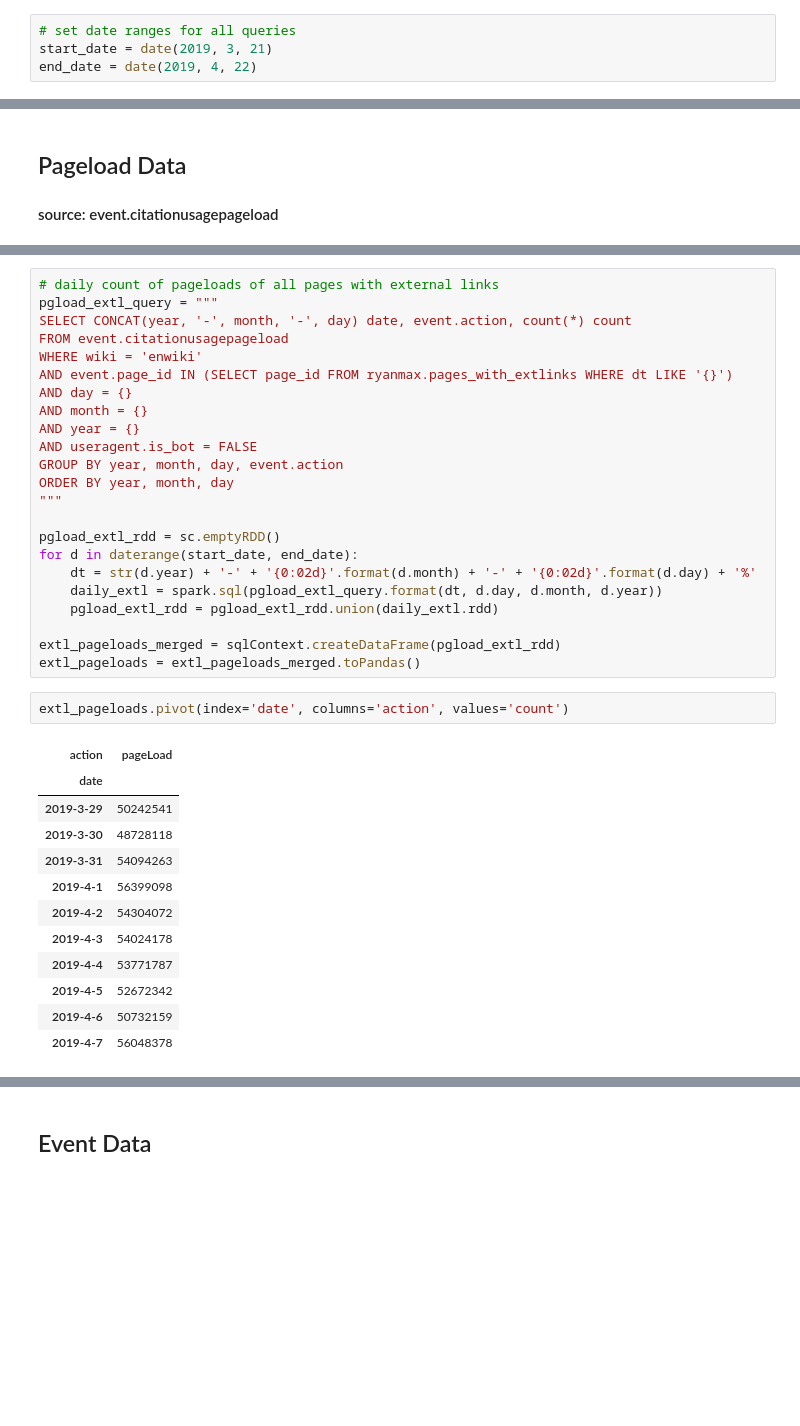
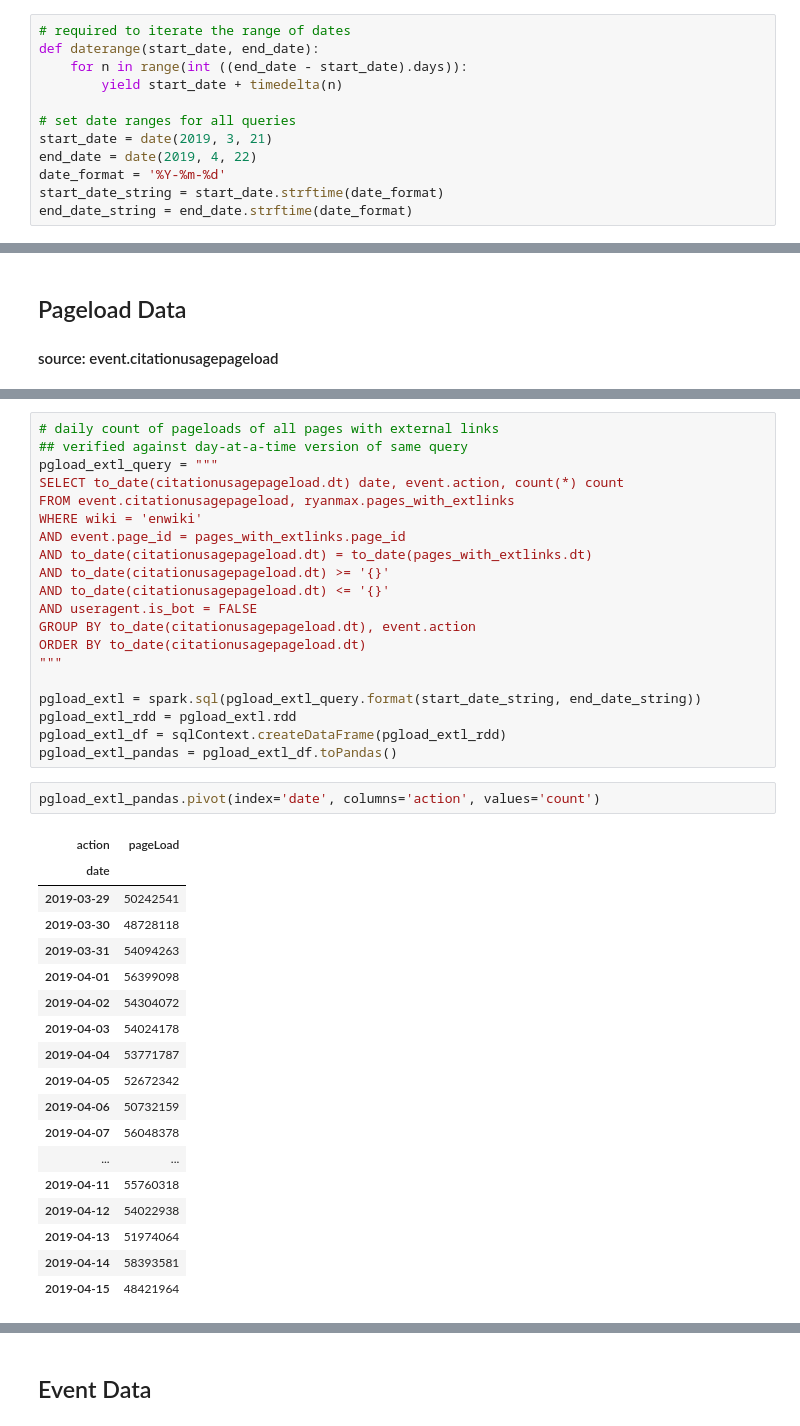
Before and after one commit to elifesciences-publications/wiki-citation-usage, a Jupyter notebook: pageload-event.ipynb, the cells around one changed output, grey strips where cells are left out. Drawn from its saved outputs; the diff is of its cells as text; blank space fills up the shorter version.

```diff
--- a/pageload-event.ipynb
+++ b/pageload-event.ipynb
@@ -26,7 +22,15 @@ def daterange(start_date, end_date):
 # %%
+# required to iterate the range of dates
+def daterange(start_date, end_date):
+    for n in range(int ((end_date - start_date).days)):
+        yield start_date + timedelta(n)
+
 # set date ranges for all queries
 start_date = date(2019, 3, 21)
 end_date = date(2019, 4, 22)
+date_format = '%Y-%m-%d'
+start_date_string = start_date.strftime(date_format)
+end_date_string = end_date.strftime(date_format)
 # %% [markdown]
 ## Citation Usage Overview
 # %%
@@ -163,41 +163,44 @@ wpm_extl_pageloads.pivot(index='date', columns='action', values='count')
 # %%
 # daily count of pageloads of all pages with external links
+## verified against day-at-a-time version of same query
 pgload_extl_query = """
-SELECT CONCAT(year, '-', month, '-', day) date, event.action, count(*) count
-FROM event.citationusagepageload
+SELECT to_date(citationusagepageload.dt) date, event.action, count(*) count
+FROM event.citationusagepageload, ryanmax.pages_with_extlinks
 WHERE wiki = 'enwiki'
-AND event.page_id IN (SELECT page_id FROM ryanmax.pages_with_extlinks WHERE dt LIKE '{}')
-AND day = {}
-AND month = {}
-AND year = {}
+AND event.page_id = pages_with_extlinks.page_id
+AND to_date(citationusagepageload.dt) = to_date(pages_with_extlinks.dt)
+AND to_date(citationusagepageload.dt) >= '{}'
+AND to_date(citationusagepageload.dt) <= '{}'
 AND useragent.is_bot = FALSE
-GROUP BY year, month, day, event.action
-ORDER BY year, month, day
+GROUP BY to_date(citationusagepageload.dt), event.action
+ORDER BY to_date(citationusagepageload.dt)
 """
 
-pgload_extl_rdd = sc.emptyRDD()
-for d in daterange(start_date, end_date):
-    dt = str(d.year) + '-' + '{0:02d}'.format(d.month) + '-' + '{0:02d}'.format(d.day) + '%'
-    daily_extl = spark.sql(pgload_extl_query.format(dt, d.day, d.month, d.year))
-    pgload_extl_rdd = pgload_extl_rdd.union(daily_extl.rdd)
-
-extl_pageloads_merged = sqlContext.createDataFrame(pgload_extl_rdd)
-extl_pageloads = extl_pageloads_merged.toPandas()
+pgload_extl = spark.sql(pgload_extl_query.format(start_date_string, end_date_string))
+pgload_extl_rdd = pgload_extl.rdd
+pgload_extl_df = sqlContext.createDataFrame(pgload_extl_rdd)
+pgload_extl_pandas = pgload_extl_df.toPandas()
 # %%
-extl_pageloads.pivot(index='date', columns='action', values='count')
+pgload_extl_pandas.pivot(index='date', columns='action', values='count')
 # %% [output]
 | action | pageLoad |
 | date |  |
-| 2019-3-29 | 50242541 |
-| 2019-3-30 | 48728118 |
-| 2019-3-31 | 54094263 |
-| 2019-4-1 | 56399098 |
-| 2019-4-2 | 54304072 |
-| 2019-4-3 | 54024178 |
-| 2019-4-4 | 53771787 |
-| 2019-4-5 | 52672342 |
-| 2019-4-6 | 50732159 |
-| 2019-4-7 | 56048378 |
+| 2019-03-29 | 50242541 |
+| 2019-03-30 | 48728118 |
+| 2019-03-31 | 54094263 |
+| 2019-04-01 | 56399098 |
+| 2019-04-02 | 54304072 |
+| 2019-04-03 | 54024178 |
+| 2019-04-04 | 53771787 |
+| 2019-04-05 | 52672342 |
+| 2019-04-06 | 50732159 |
+| 2019-04-07 | 56048378 |
+| ... | ... |
+| 2019-04-11 | 55760318 |
+| 2019-04-12 | 54022938 |
+| 2019-04-13 | 51974064 |
+| 2019-04-14 | 58393581 |
+| 2019-04-15 | 48421964 |
 # %%
 # top 1000 most visited WP:M pages with external links
 top1k_query = """
```
Also changed, not shown: parts of 35 cells of this notebook.
